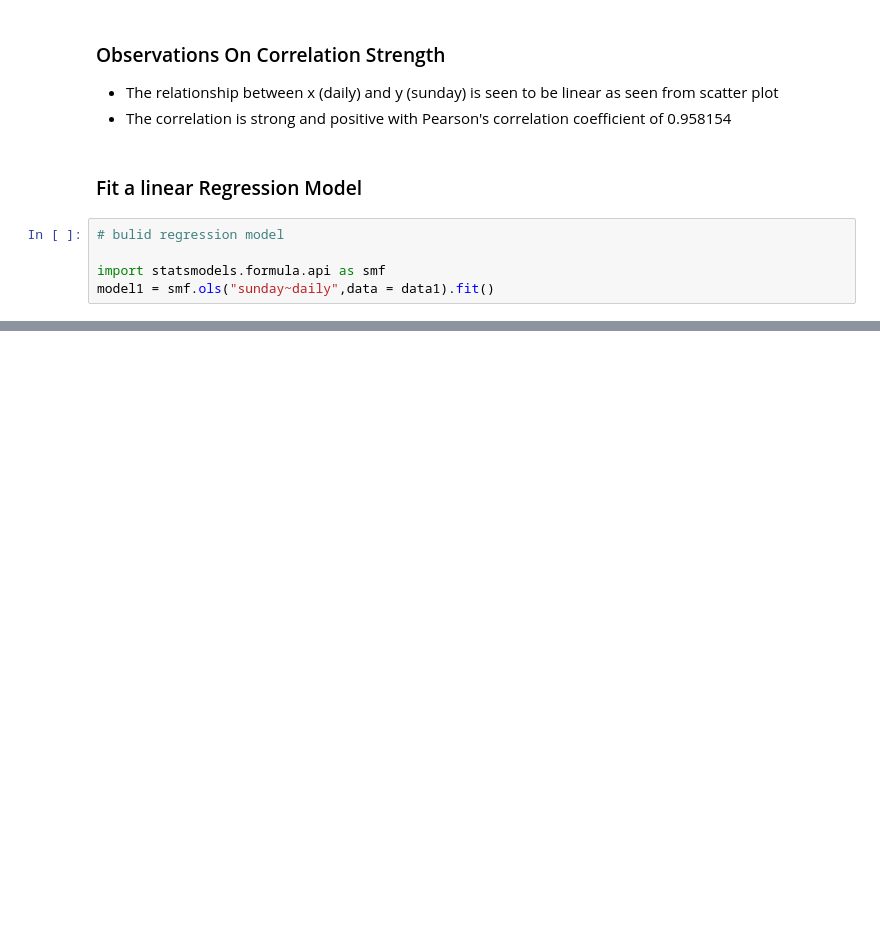
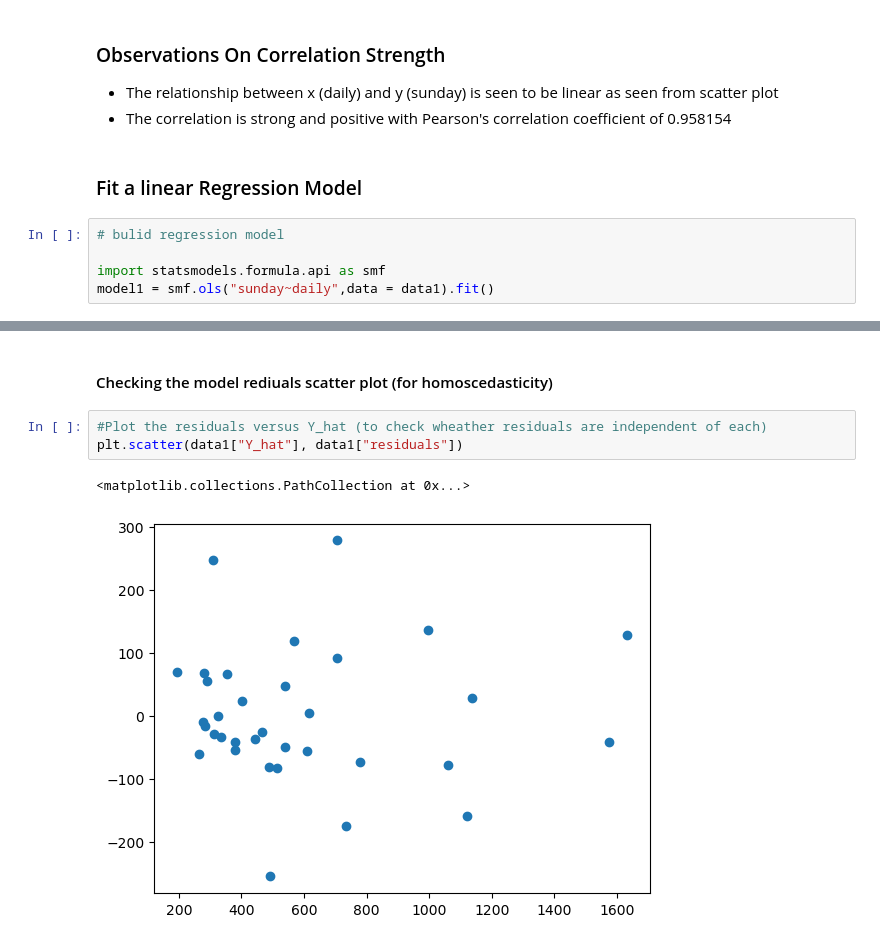
Before and after one commit to deepikareddy-22/AIML-TASK, a Jupyter notebook: Linear regression1.ipynb, the cells around one changed output, grey strips where cells are left out. Saved outputs shown, nothing was run; the diff lists cells and outputs as text; blank space fills up the shorter version.

```diff
--- a/Linear regression1.ipynb
+++ b/Linear regression1.ipynb
@@ -281,0 +296,8 @@ data1
+# %% [markdown]
+#### Checking the model rediuals scatter plot (for homoscedasticity)
+# %%
+#Plot the residuals versus Y_hat (to check wheather residuals are independent of each)
+plt.scatter(data1["Y_hat"], data1["residuals"])
+# %% [output]
+<matplotlib.collections.PathCollection at 0x...>
+[figure, added]
```
Also changed, not shown: parts of 31 cells of this notebook, 1 other file.
